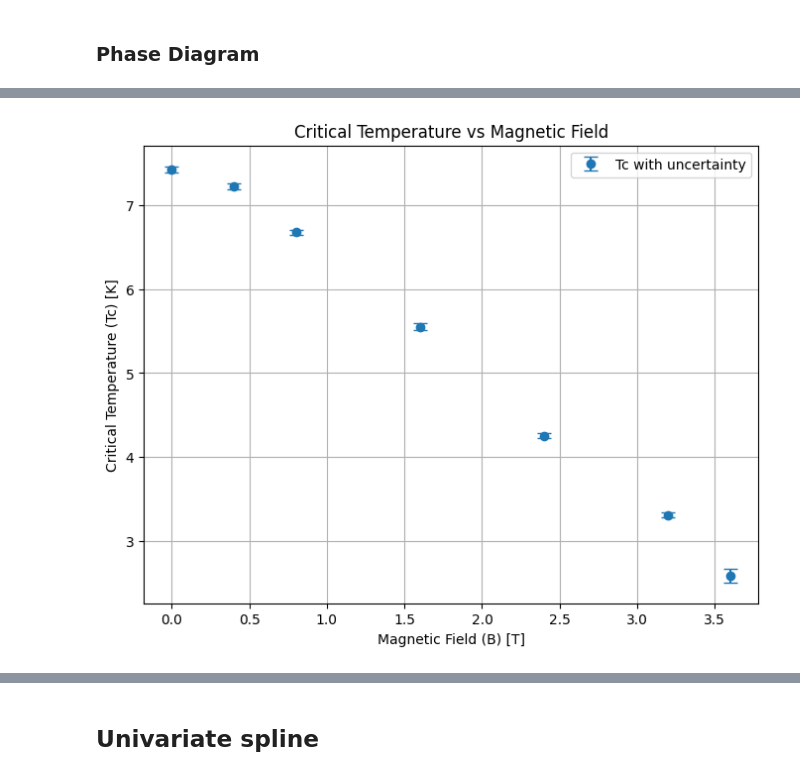
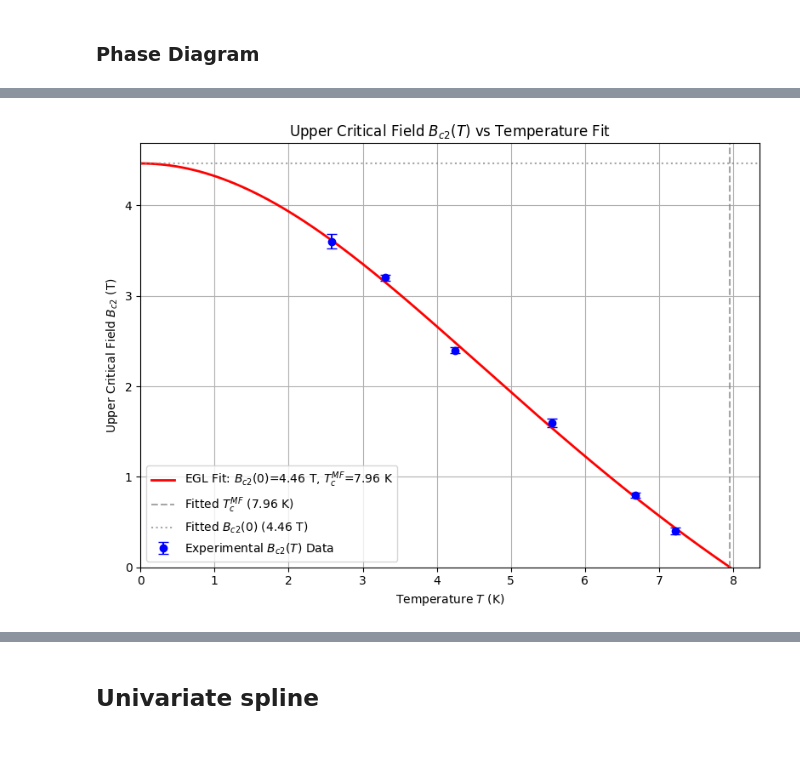
Before and after one commit to gamberoillecito/Nb-Characterization, a Jupyter notebook: SUPERCONDUCTIVITY/SC.ipynb, the cells around one changed output, grey strips where cells are left out. Drawn from its saved outputs; the diff is of its cells as text; code cells hidden in the pictures; blank space fills up the shorter version.

Commit message:
wip(SC): Extended GL model & coherence length

```diff
--- a/SUPERCONDUCTIVITY/SC.ipynb
+++ b/SUPERCONDUCTIVITY/SC.ipynb
@@ -186,7 +187,7 @@ plt.show()
 ### $T_C$ with raw data
 # %%
 # --- X values from your original dataset names ---
-B_vals = [0, 0.4, 0.8, 1.6, 2.4, 3.2, 3.6]
+B_vals = [0.4, 0.8, 1.6, 2.4, 3.2, 3.6]
 Tc_vals = []
 Tc_uncertainties = []
 Rs_0 = 2.64270235
@@ -287,7 +288,7 @@ print(Tc_uncertainties)
 ### $T_{zero}$ and $T_{on}$
 # %%
 # --- X values from your original dataset names ---
-B_vals = [0, 0.4, 0.8, 1.6, 2.4, 3.2, 3.6]
+B_vals = [0.4, 0.8, 1.6, 2.4, 3.2, 3.6]
 T001_vals = []
 T099_vals = []
 Rs_0 = 2.64270235
@@ -360,13 +361,77 @@ print(T099_vals)
 # %% [markdown]
 ### Phase Diagram
 # %%
-# Plot B vs Tc
+# --- Define the Extended Ginzburg-Landau (EGL) function to fit ---
+def egl_model(T, Bc2_0, Tc_MF):
+    # Ensure T is not exactly Tc_MF to avoid division by zero in t^2/1+t^2
+    # Also handle cases where T > Tc_MF as Bc2 should be 0 there.
+    T_non_zero_check = np.where(T >= Tc_MF, Tc_MF - 1e-9, T) # Small offset for T near Tc_MF
+
+    t = T_non_zero_check / Tc_MF
+
+    result = np.where(t < 1, Bc2_0 * (1 - t**2) / (1 + t**2), 0.0)
+
+    return result
+
+# 1. Bc2_0:
+#    A good guess is the highest B_val.
+initial_Bc2_0_guess = np.max(B_vals) * 1.5 # Guess it's a bit higher than max measured B
+# 2. Tc_MF:
+#    A good guess is the Tc(B=0.4).
+initial_Tc_MF_guess = Tc_vals[np.argmin(B_vals)]
+
+initial_guess = [initial_Bc2_0_guess, initial_Tc_MF_guess]
+
+print(f"Initial guesses for fit: Bc2(0)={initial_Bc2_0_guess:.2f}, Tc_MF={initial_Tc_MF_guess:.2f}")
+
+# --- Perform the Curve Fit ---
+try:
+    popt, pcov = curve_fit(egl_model, Tc_vals, B_vals, p0=initial_guess, sigma=Tc_uncertainties, absolute_sigma=True)
+
+    Bc2_0_fit, Tc_MF_fit = popt
+
+    # Calculate standard errors of the fitted parameters
+    perr = np.sqrt(np.diag(pcov))
+    Bc2_0_err, Tc_MF_err = perr
+
+    print(f"\nFitted EGL Parameters:")
+    print(f"  Bc2(0) = {Bc2_0_fit:.4f} +/- {Bc2_0_err:.4f} T")
+    print(f"  Tc^MF  = {Tc_MF_fit:.4f} +/- {Tc_MF_err:.4f} K")
+
+    # --- Generate the Fitted Curve for Plotting ---
+    # Create a fine grid of temperatures from 0 up to Tc_MF
+    T_fit_curve = np.linspace(0, Tc_MF_fit, 200)
+    Bc2_fit_curve = egl_model(T_fit_curve, Bc2_0_fit, Tc_MF_fit)
+
+except RuntimeError as e:
+    print(f"Error: Could not fit the EGL model. {e}")
+    Bc2_0_fit, Tc_MF_fit = initial_guess # Use initial guess for plotting if fit fails
+    T_fit_curve = np.linspace(0, initial_Tc_MF_guess * 1.1, 200)
+    Bc2_fit_curve = egl_model(T_fit_curve, initial_Bc2_0_guess, initial_Tc_MF_guess)
+    perr = [np.nan, np.nan] # Indicate errors are not available
+
+# --- Plotting the Data and Fit ---
 plt.figure(figsize=(8, 6))
-plt.errorbar(B_vals, Tc_vals, yerr=Tc_uncertainties, fmt='o', capsize=5, label='Tc with uncertainty')
-plt.xlabel("Magnetic Field (B) [T]")
-plt.ylabel("Critical Temperature (Tc) [K]")
-plt.title("Critical Temperature vs Magnetic Field")
+
+# Plot experimental data with error bars
+plt.errorbar(Tc_vals, B_vals, yerr=Tc_uncertainties, fmt='o', color='blue', capsize=4, label="Experimental $B_{c2}(T)$ Data")
+
+# Plot the fitted EGL curve
+plt.plot(T_fit_curve, Bc2_fit_curve, color='red', linestyle='-', linewidth=2,
+         label=f"EGL Fit: $B_{{c2}}(0)$={Bc2_0_fit:.2f} T, $T_c^{{MF}}$={Tc_MF_fit:.2f} K")
+
+# Add a dashed line for the fitted Tc_MF
+plt.axvline(x=Tc_MF_fit, color='gray', linestyle='--', alpha=0.7, label=f"Fitted $T_c^{{MF}}$ ({Tc_MF_fit:.2f} K)")
+plt.axhline(y=Bc2_0_fit, color='gray', linestyle=':', alpha=0.7, label=f"Fitted $B_{{c2}}(0)$ ({Bc2_0_fit:.2f} T)")
+
+
+plt.xlabel("Temperature $T$ (K)")
+plt.ylabel("Upper Critical Field $B_{c2}$ (T)")
+plt.title("Upper Critical Field $B_{c2}(T)$ vs Temperature Fit")
 plt.legend()
 plt.grid(True)
+plt.ylim(bottom=0)
+plt.xlim(left=0)
+plt.tight_layout()
 plt.show()
 # %% [output]
@@ -373 +443 @@ plt.show()
-[figure, old version]
+[figure, new version]
```
Also changed, not shown: parts of 12 cells of this notebook.
